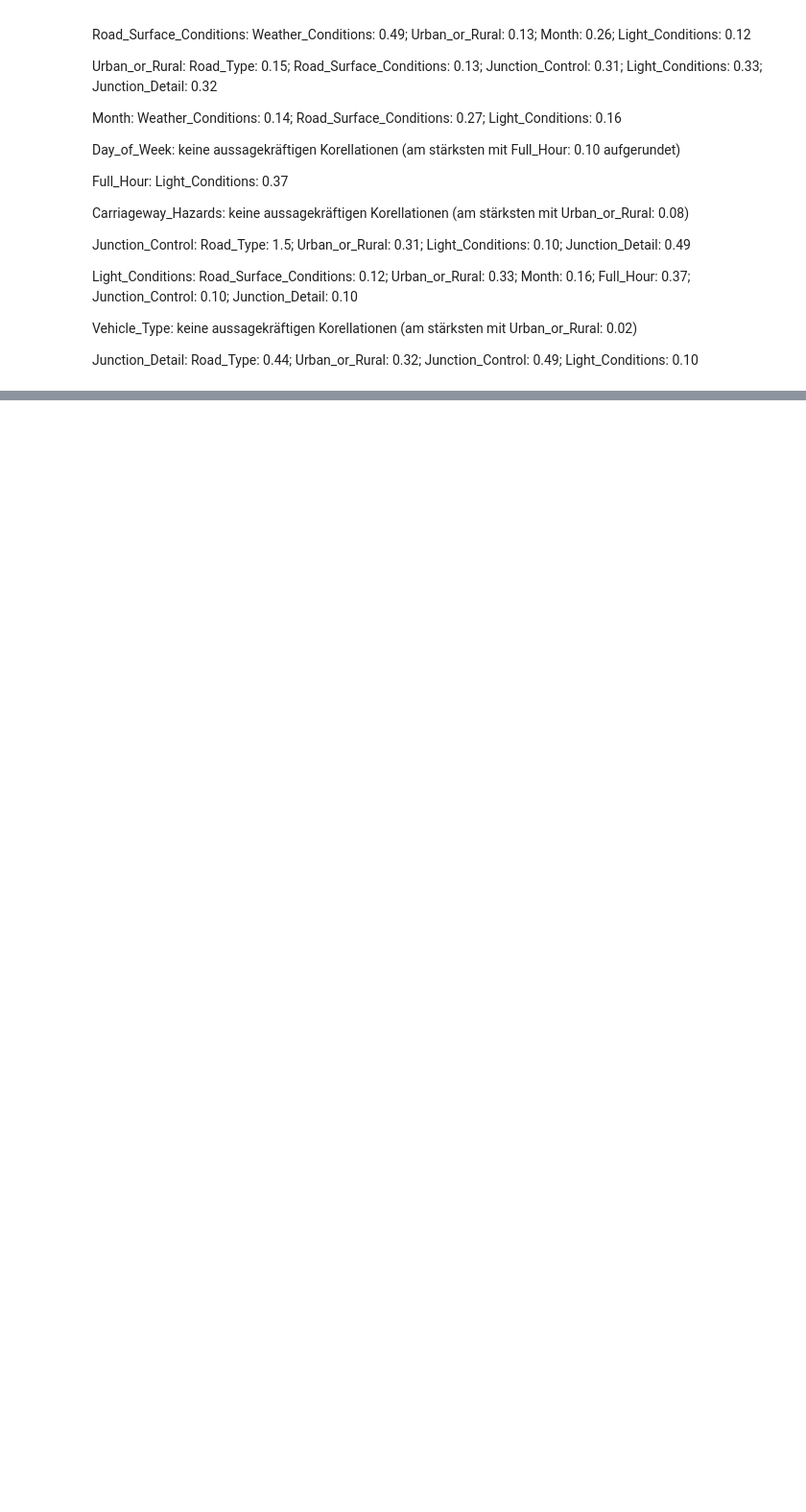
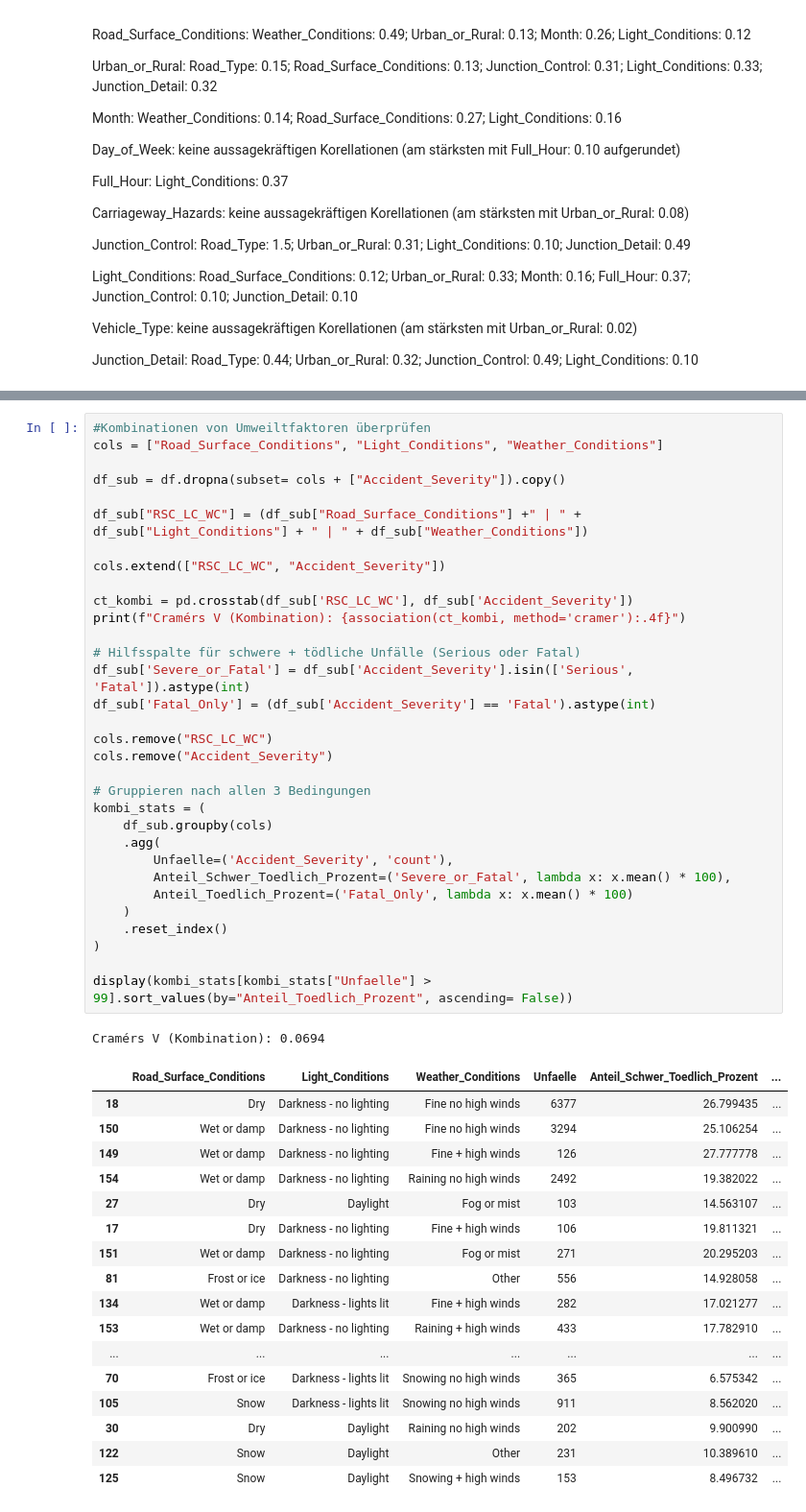
Before and after one commit to bentleman-byte/Credit-Card-Fraud-DSKI, a Jupyter notebook: Road_Accident.ipynb, the cells around one changed output, grey strips where cells are left out. Shown at 96% size. Drawn from its saved outputs; the diff is of its cells as text; blank space fills up the shorter version.

```diff
--- a/Road_Accident.ipynb
+++ b/Road_Accident.ipynb
@@ -427,0 +479,51 @@ Slight                                        0.050760
+# %%
+#Kombinationen von Umweiltfaktoren überprüfen
+cols = ["Road_Surface_Conditions", "Light_Conditions", "Weather_Conditions"]
+
+df_sub = df.dropna(subset= cols + ["Accident_Severity"]).copy()
+
+df_sub["RSC_LC_WC"] = (df_sub["Road_Surface_Conditions"] +" | " + df_sub["Light_Conditions"] + " | " + df_sub["Weather_Conditions"])
+
+cols.extend(["RSC_LC_WC", "Accident_Severity"])
+
+ct_kombi = pd.crosstab(df_sub['RSC_LC_WC'], df_sub['Accident_Severity'])
+print(f"Cramérs V (Kombination): {association(ct_kombi, method='cramer'):.4f}")
+
+# Hilfsspalte für schwere + tödliche Unfälle (Serious oder Fatal)
+df_sub['Severe_or_Fatal'] = df_sub['Accident_Severity'].isin(['Serious', 'Fatal']).astype(int)
+df_sub['Fatal_Only'] = (df_sub['Accident_Severity'] == 'Fatal').astype(int)
+
+cols.remove("RSC_LC_WC")
+cols.remove("Accident_Severity")
+
+# Gruppieren nach allen 3 Bedingungen
+kombi_stats = (
+    df_sub.groupby(cols)
+    .agg(
+        Unfaelle=('Accident_Severity', 'count'),
+        Anteil_Schwer_Toedlich_Prozent=('Severe_or_Fatal', lambda x: x.mean() * 100),
+        Anteil_Toedlich_Prozent=('Fatal_Only', lambda x: x.mean() * 100)
+    )
+    .reset_index()
+)
+
+display(kombi_stats[kombi_stats["Unfaelle"] > 99].sort_values(by="Anteil_Toedlich_Prozent", ascending= False))
+# %% [output]
+Cramérs V (Kombination): 0.0694
+|  | Road_Surface_Conditions | Light_Conditions | Weather_Conditions | Unfaelle | Anteil_Schwer_Toedlich_Prozent | ... |
+| 18 | Dry | Darkness - no lighting | Fine no high winds | 6377 | 26.799435 | ... |
+| 150 | Wet or damp | Darkness - no lighting | Fine no high winds | 3294 | 25.106254 | ... |
+| 149 | Wet or damp | Darkness - no lighting | Fine + high winds | 126 | 27.777778 | ... |
+| 154 | Wet or damp | Darkness - no lighting | Raining no high winds | 2492 | 19.382022 | ... |
+| 27 | Dry | Daylight | Fog or mist | 103 | 14.563107 | ... |
+| 17 | Dry | Darkness - no lighting | Fine + high winds | 106 | 19.811321 | ... |
+| 151 | Wet or damp | Darkness - no lighting | Fog or mist | 271 | 20.295203 | ... |
+| 81 | Frost or ice | Darkness - no lighting | Other | 556 | 14.928058 | ... |
+| 134 | Wet or damp | Darkness - lights lit | Fine + high winds | 282 | 17.021277 | ... |
+| 153 | Wet or damp | Darkness - no lighting | Raining + high winds | 433 | 17.782910 | ... |
+| ... | ... | ... | ... | ... | ... | ... |
+| 70 | Frost or ice | Darkness - lights lit | Snowing no high winds | 365 | 6.575342 | ... |
+| 105 | Snow | Darkness - lights lit | Snowing no high winds | 911 | 8.562020 | ... |
+| 30 | Dry | Daylight | Raining no high winds | 202 | 9.900990 | ... |
+| 122 | Snow | Daylight | Other | 231 | 10.389610 | ... |
+| 125 | Snow | Daylight | Snowing + high winds | 153 | 8.496732 | ... |
```
Also changed, not shown: parts of 17 cells of this notebook, 1 other file.
